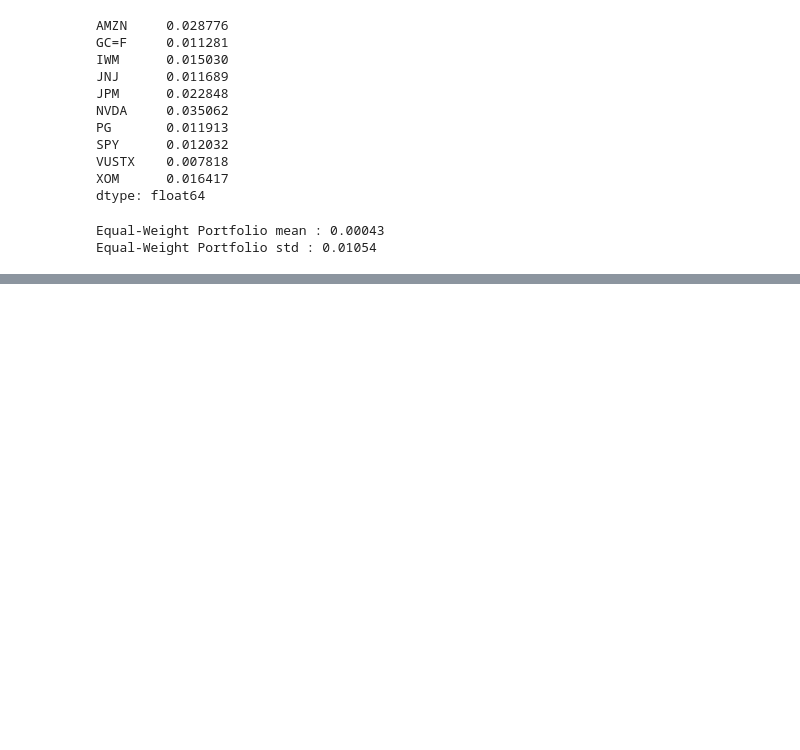
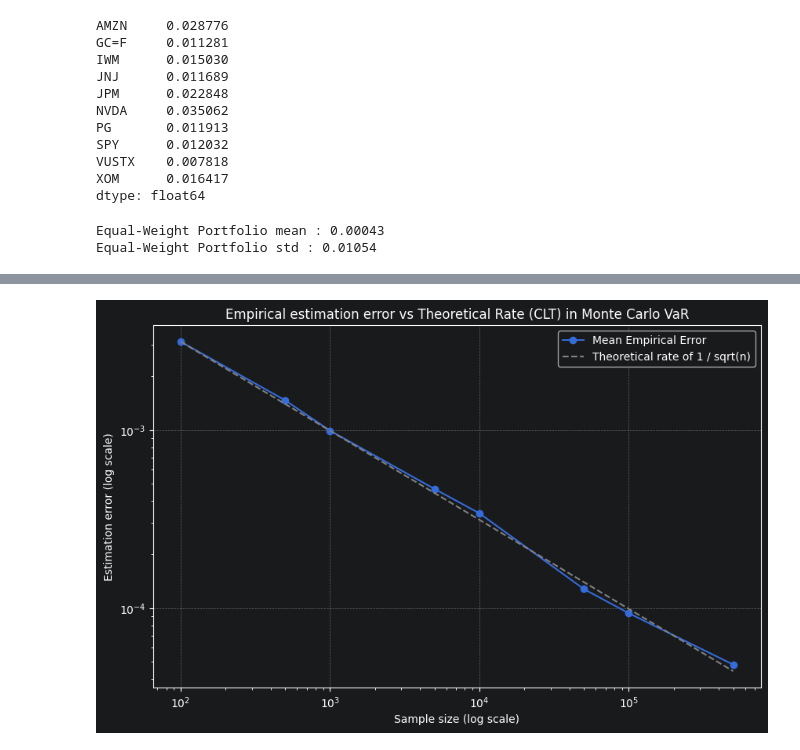
Before and after one commit to lukaszchazowiec/quant-risk-lab, a Jupyter notebook: notebooks/01_monte_carlo_foundations.ipynb, the cells around one changed output, grey strips where cells are left out. Drawn from its saved outputs; the diff is of its cells as text; code cells hidden in the pictures; blank space fills up the shorter version.

```diff
--- a/notebooks/01_monte_carlo_foundations.ipynb
+++ b/notebooks/01_monte_carlo_foundations.ipynb
@@ -108,0 +133,28 @@ historical VaR -0.029619421546738463
+# %%
+sample_sizes = [100, 500, 1000, 5000, 10000, 50000, 100000, 500000]
+num_simulations = 50
+mean_empirical_errors = []
+
+true_var = norm.ppf(0.01, loc=ew_portfolio_mean, scale=ew_portfolio_std)
+
+for sample in sample_sizes:
+    sim_matrix = rng.normal(loc=ew_portfolio_mean, scale=ew_portfolio_std, size=(num_simulations, sample))
+    mc_var = np.percentile(sim_matrix, 1, axis=1)
+    empirical_error = np.mean(np.abs(mc_var - true_var))
+    mean_empirical_errors.append(empirical_error)
+
+fig = plt.figure(figsize=(10, 6))
+plt.title("Empirical estimation error vs Theoretical Rate (CLT) in Monte Carlo VaR")
+plt.loglog(sample_sizes, mean_empirical_errors, marker="o", label="Mean Empirical Error")
+
+ref_line = [mean_empirical_errors[0] * np.sqrt(sample_sizes[0]) / np.sqrt(sample) for sample in sample_sizes]
+plt.loglog(sample_sizes, ref_line, linestyle="--", color="gray",  label="Theoretical rate of 1 / sqrt(n)")
+
+plt.xlabel("Sample size (log scale)")
+plt.ylabel("Estimation error (log scale)")
+plt.legend()
+plt.grid(True, ls="--")
+
+plt.show()
+# %% [output]
+[figure, added]
```
Also changed, not shown: parts of 5 cells of this notebook.
